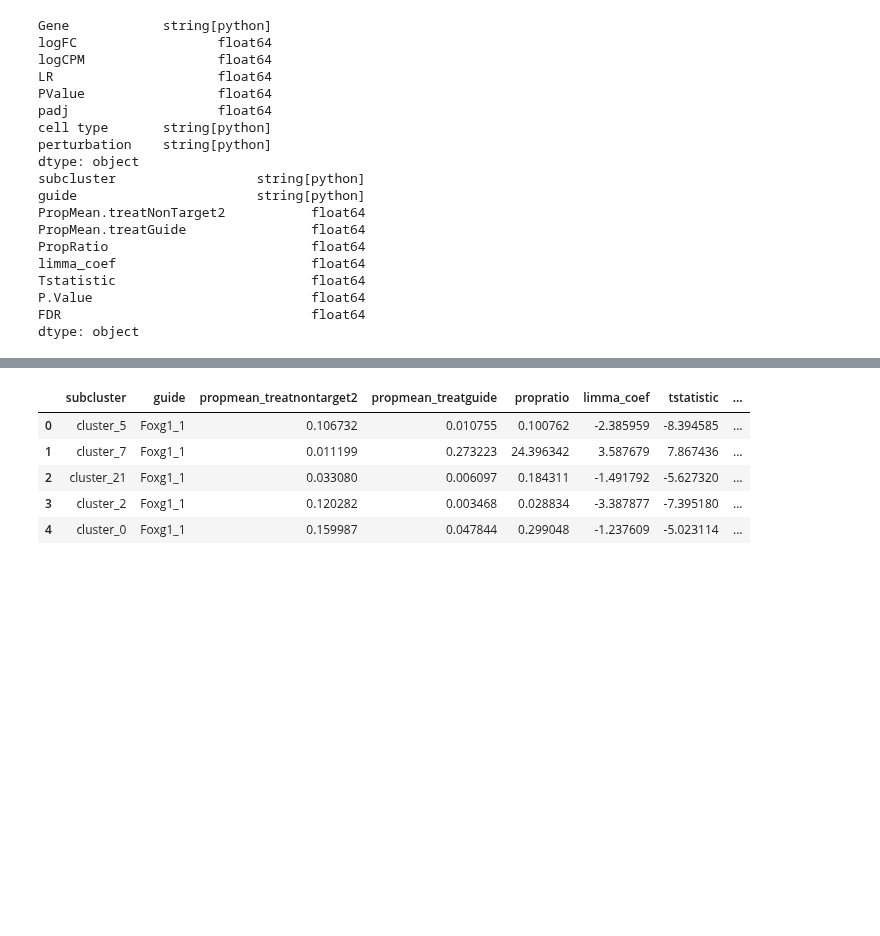
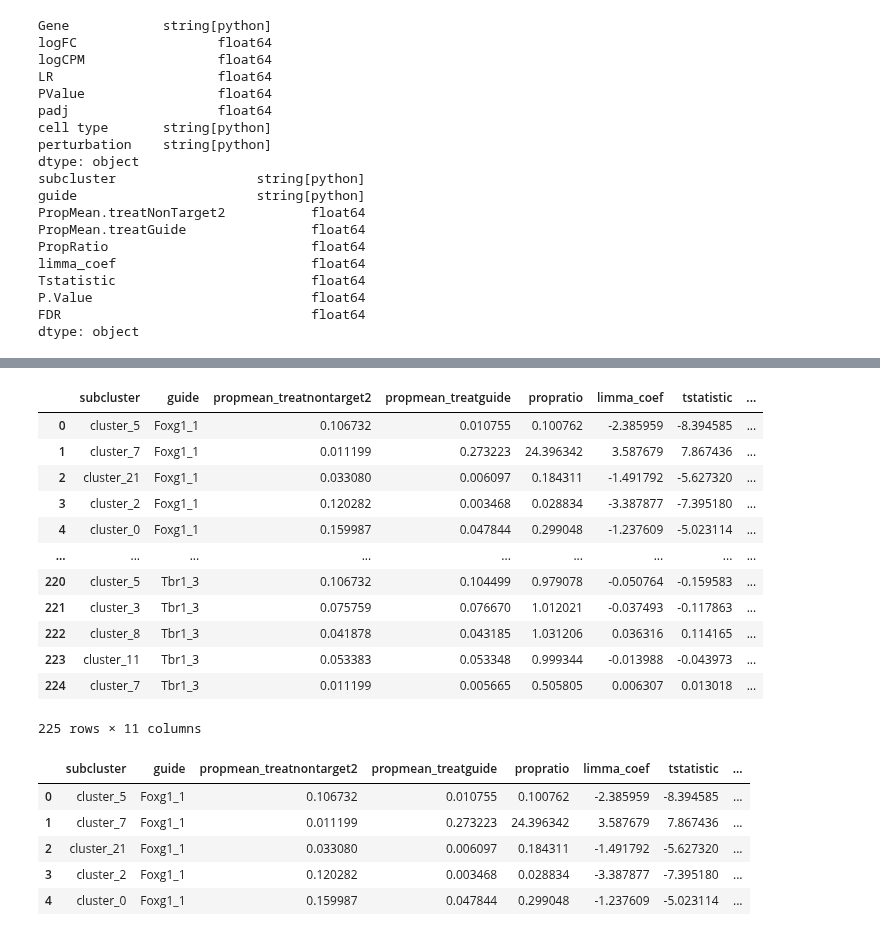
Before and after one commit to sspsygene-dracc/psypheno, a Jupyter notebook: processing/Test.ipynb, the cells around one changed output, grey strips where cells are left out. Saved outputs shown, nothing was run; the diff lists cells and outputs as text; code cells hidden in the pictures; blank space fills up the shorter version.

```diff
--- a/processing/Test.ipynb
+++ b/processing/Test.ipynb
@@ -80,3 +113,25 @@ mouse_perturb_deg.head()
+# %%
+split_column(
+    mouse_perturb_clusterprop,
+    source_col="guide",
+    new_col1="_guide_gene",
+    new_col2="_guide_gene_idx",
+    sep="_",
+)
+# %% [output]
+|  | subcluster | guide | propmean_treatnontarget2 | propmean_treatguide | propratio | limma_coef | tstatistic | ... |
+| 0 | cluster_5 | Foxg1_1 | 0.106732 | 0.010755 | 0.100762 | -2.385959 | -8.394585 | ... |
+| 1 | cluster_7 | Foxg1_1 | 0.011199 | 0.273223 | 24.396342 | 3.587679 | 7.867436 | ... |
+| 2 | cluster_21 | Foxg1_1 | 0.033080 | 0.006097 | 0.184311 | -1.491792 | -5.627320 | ... |
+| 3 | cluster_2 | Foxg1_1 | 0.120282 | 0.003468 | 0.028834 | -3.387877 | -7.395180 | ... |
+| 4 | cluster_0 | Foxg1_1 | 0.159987 | 0.047844 | 0.299048 | -1.237609 | -5.023114 | ... |
+| ... | ... | ... | ... | ... | ... | ... | ... | ... |
+| 220 | cluster_5 | Tbr1_3 | 0.106732 | 0.104499 | 0.979078 | -0.050764 | -0.159583 | ... |
+| 221 | cluster_3 | Tbr1_3 | 0.075759 | 0.076670 | 1.012021 | -0.037493 | -0.117863 | ... |
+| 222 | cluster_8 | Tbr1_3 | 0.041878 | 0.043185 | 1.031206 | 0.036316 | 0.114165 | ... |
+| 223 | cluster_11 | Tbr1_3 | 0.053383 | 0.053348 | 0.999344 | -0.013988 | -0.043973 | ... |
+| 224 | cluster_7 | Tbr1_3 | 0.011199 | 0.005665 | 0.505805 | 0.006307 | 0.013018 | ... |
+225 rows × 11 columns
 # %%
 mouse_perturb_clusterprop.head()
 # %% [output]
```
Also changed, not shown: parts of 2 cells of this notebook, 3 other files.
